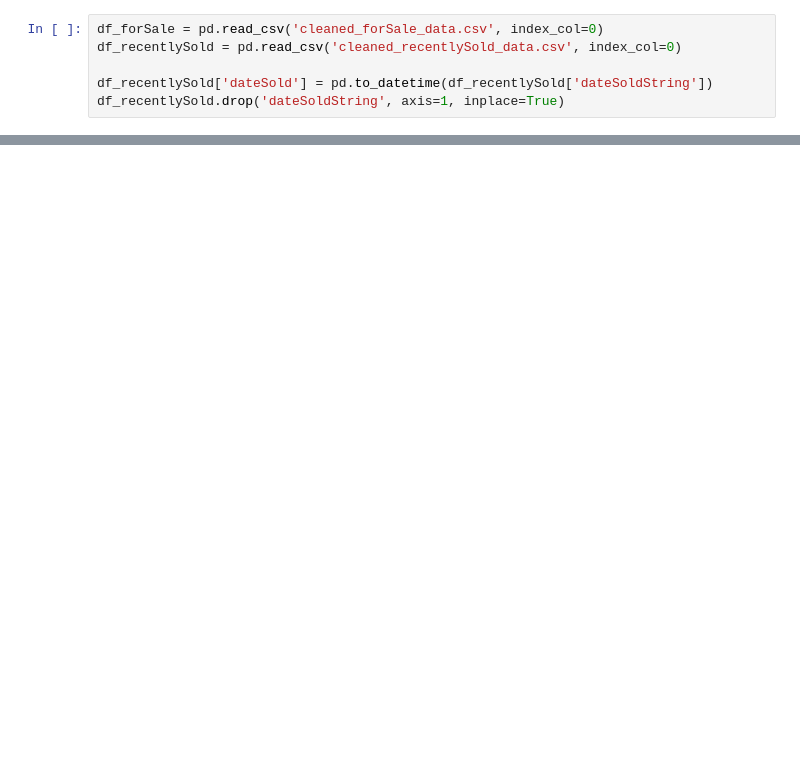
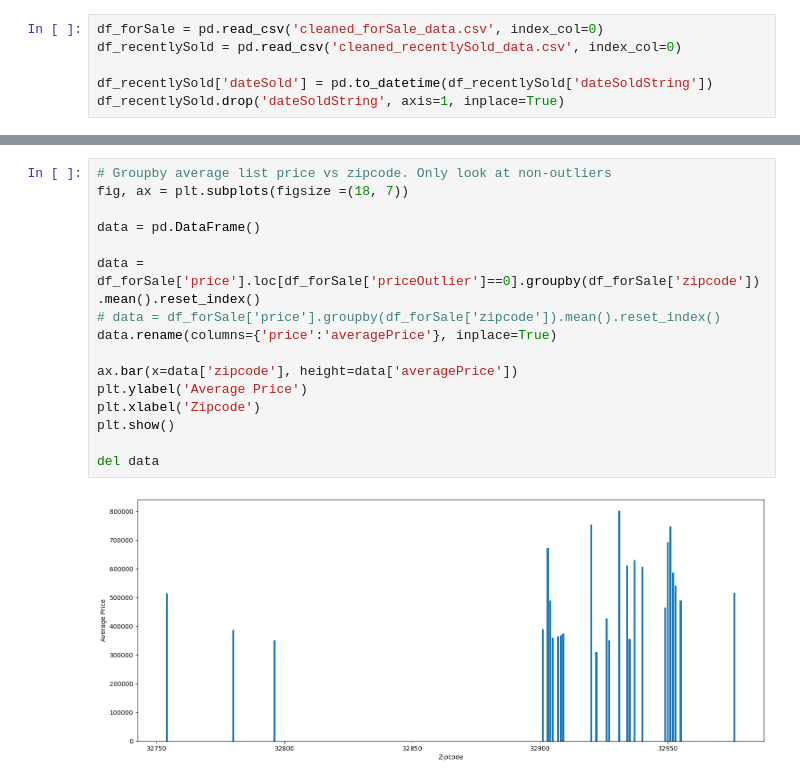
Before and after one commit to Jonathan-Tiede/RealEstate_Recommender, a Jupyter notebook: dataEDA.ipynb, the cells around one changed output, grey strips where cells are left out. Saved outputs shown, nothing was run; the diff lists cells and outputs as text; blank space fills up the shorter version.

```diff
--- a/dataEDA.ipynb
+++ b/dataEDA.ipynb
@@ -55,0 +131,18 @@ plt.show()
+# %%
+# Groupby average list price vs zipcode. Only look at non-outliers
+fig, ax = plt.subplots(figsize =(18, 7))
+
+data = pd.DataFrame()
+
+data = df_forSale['price'].loc[df_forSale['priceOutlier']==0].groupby(df_forSale['zipcode']).mean().reset_index()
+# data = df_forSale['price'].groupby(df_forSale['zipcode']).mean().reset_index()
+data.rename(columns={'price':'averagePrice'}, inplace=True)
+
+ax.bar(x=data['zipcode'], height=data['averagePrice'])
+plt.ylabel('Average Price')
+plt.xlabel('Zipcode')
+plt.show()
+
+del data
+# %% [output]
+[figure, added]
```
Also changed, not shown: parts of 7 cells of this notebook, 2 other files.
